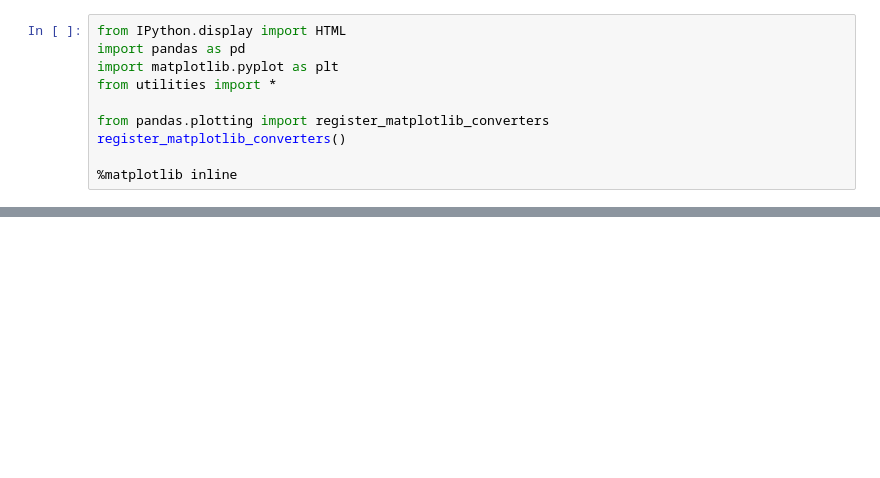
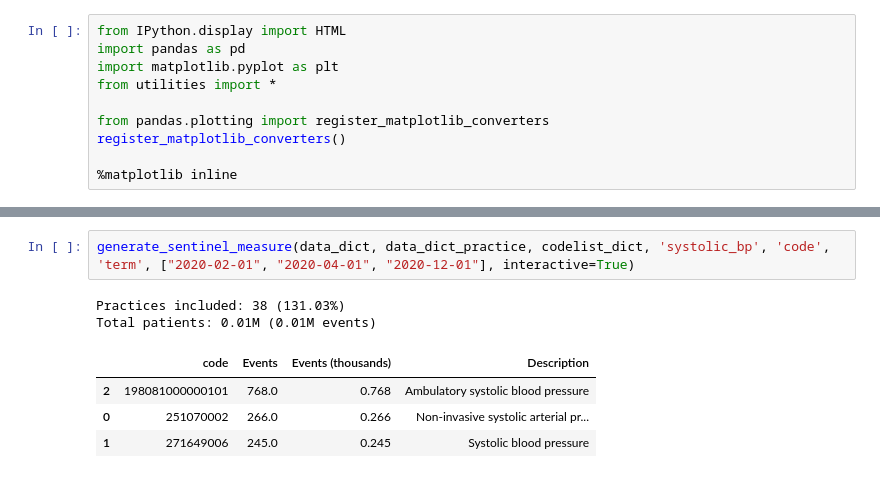
Before and after one commit to opensafely/SRO-Measures, a Jupyter notebook: notebooks/sentinel_measures.ipynb, the cells around one changed output, grey strips where cells are left out. Cells and saved outputs as stored; diff of their text form; blank space fills up the shorter version.

Commit message:
add descriptions notebook

```diff
--- a/notebooks/sentinel_measures.ipynb
+++ b/notebooks/sentinel_measures.ipynb
@@ -100,0 +67,9 @@ generate_sentinel_measure(data_dict, data_dict_practice, codelist_dict, 'copd',
+# %%
+generate_sentinel_measure(data_dict, data_dict_practice, codelist_dict, 'systolic_bp', 'code', 'term', ["2020-02-01", "2020-04-01", "2020-12-01"], interactive=True)
+# %% [output]
+Practices included: 38 (131.03%)
+Total patients: 0.01M (0.01M events)
+|  | code | Events | Events (thousands) | Description |
+| 2 | 198081000000101 | 768.0 | 0.768 | Ambulatory systolic blood pressure |
+| 0 | 251070002 | 266.0 | 0.266 | Non-invasive systolic arterial pr... |
+| 1 | 271649006 | 245.0 | 0.245 | Systolic blood pressure |
```
Also changed, not shown: parts of 43 cells of this notebook, 1 other file.
